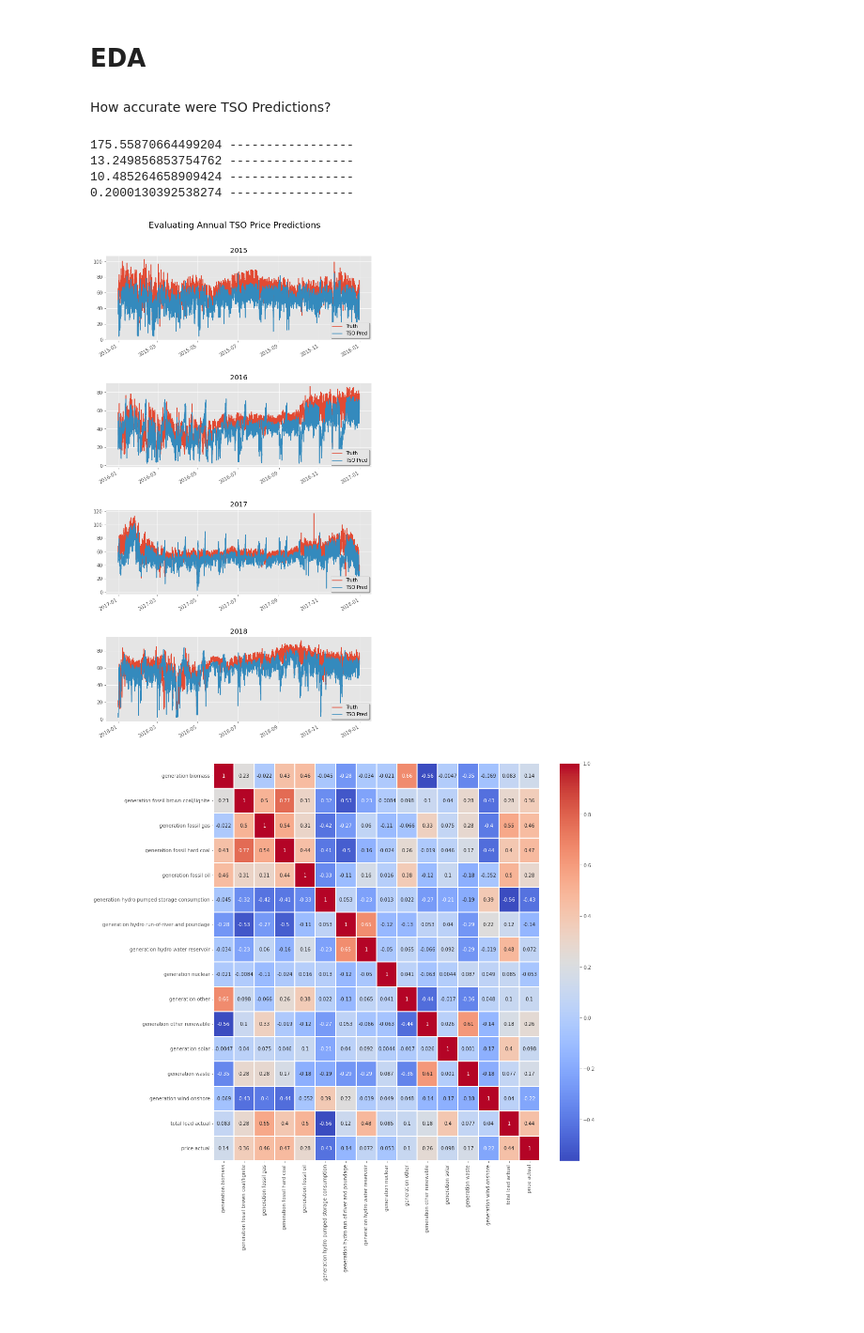
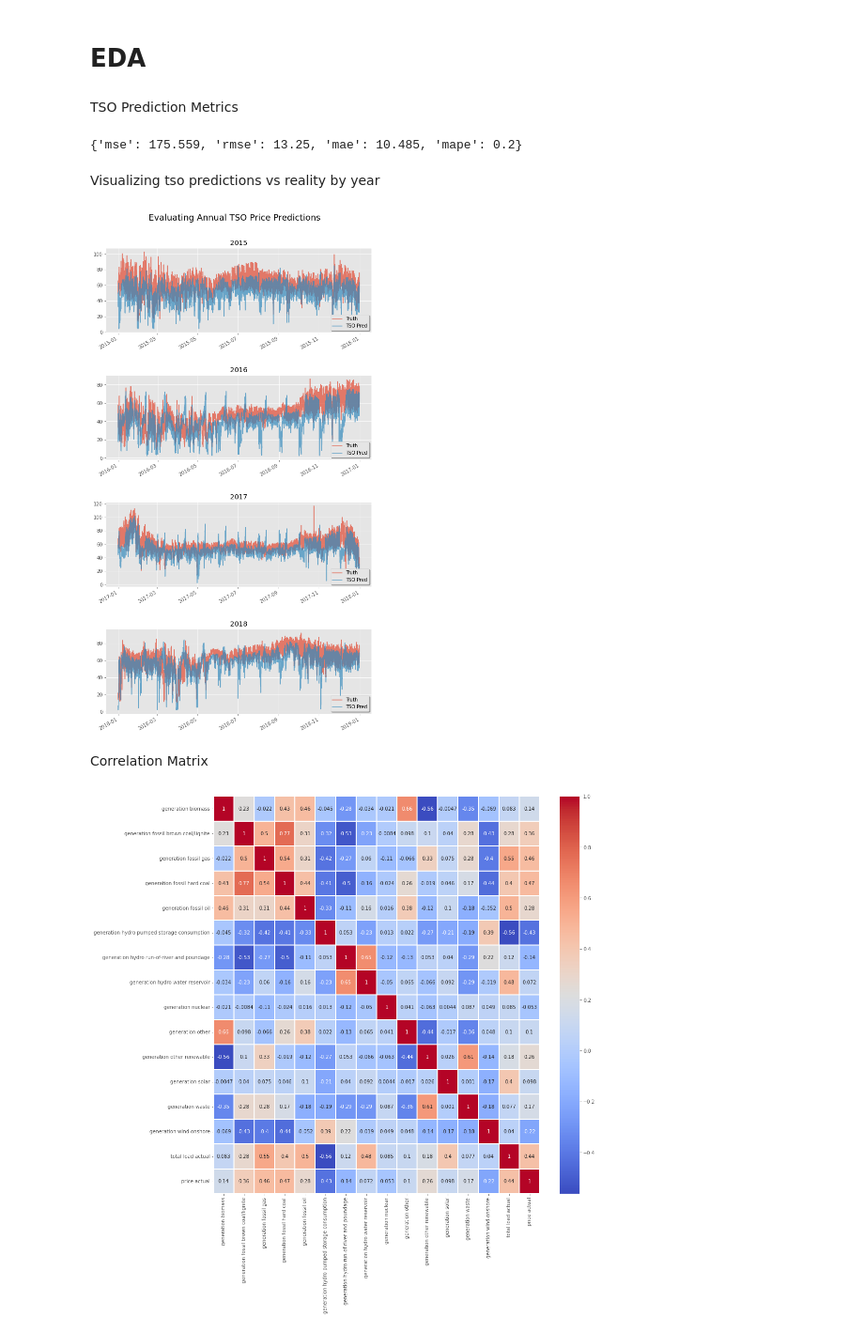
Before and after one commit to KishenSharma6/EnergyPricePredictor, a Jupyter notebook: Notebooks/EDA/EnergyDataEDA.ipynb, the cells around one changed output. Shown: that part at 94% size. Saved outputs shown, nothing was run; the diff lists cells and outputs as text; code cells hidden in the pictures.

```diff
--- a/Notebooks/EDA/EnergyDataEDA.ipynb
+++ b/Notebooks/EDA/EnergyDataEDA.ipynb
@@ -123,8 +123,9 @@ clean_energy.describe().T
 # %% [markdown]
 # EDA
 # %% [markdown]
-How accurate were TSO Predictions?
+TSO Prediction Metrics
 # %%
+#Get arrays of target and predictions
 tso_preds= clean_energy.loc[:,"price day ahead"].values
 y= clean_energy.loc[:,"price actual"].values
 
@@ -136,12 +137,12 @@ rmse= np.sqrt(mse)
 mae= mean_absolute_error(y, tso_preds)
 mape= mean_absolute_percentage_error(y, tso_preds)
 
-metrics= [mse, rmse, mae, mape]
+keys= ["mse", "rmse", "mae", "mape"]
+values= [mse, rmse, mae, mape]
+eval_metrics= {}
+for k, v in zip(keys, values):
+    eval_metrics[k]= round(v,3)
 
-for metric in metrics:
-    print(str(metric),"-----------------")
+print(eval_metrics)
 # %% [output]
-175.55870664499204 -----------------
-13.249856853754762 -----------------
-10.485264658909424 -----------------
-0.2000130392538274 -----------------
+{'mse': 175.559, 'rmse': 13.25, 'mae': 10.485, 'mape': 0.2}
@@ -150,25 +149,33 @@ years= [2015, 2016, 2017, 2018]
-# %%
-plt.figure(figsize=(10,20))
-plt.subplots_adjust(hspace=0.5)
-plt.suptitle("Evaluating Annual TSO Price Predictions", fontsize=18, y=0.93)
-
-for n, y in enumerate(years):
-    mask = clean_energy.index.year == int(y)
-    include = clean_energy[mask]
-    exclude = clean_energy[~mask]
-
-    # add a new subplot iteratively
-    ax = plt.subplot(4,1, n + 1)
-
-    # filter df and plot ticker on the new subplot axis
-    include["price actual"].plot(ax=ax)
-    include["price day ahead"].plot(ax=ax)
-    # chart formatting
-    ax.set_title(str(y).upper())
-    ax.legend(shadow= True, loc= "lower right", labels=["Truth", "TSO Pred"])
-    ax.set_xlabel("")
-# %% [output]
-[figure, removed]
+# %% [markdown]
+Visualizing tso predictions vs reality by year
+# %%
+#Break time series into plots
+years= [2015, 2016, 2017, 2018]
+
+#Plot data
+plt.figure(figsize=(10,20))
+plt.subplots_adjust(hspace=0.5)
+plt.suptitle("Evaluating Annual TSO Price Predictions", fontsize=18, y=0.93)
+
+for n, y in enumerate(years):
+    mask = clean_energy.index.year == int(y)
+    include = clean_energy[mask]
+    exclude = clean_energy[~mask]
+
+    # add a new subplot iteratively
+    ax = plt.subplot(4,1, n + 1)
+
+    # filter df and plot ticker on the new subplot axis
+    include["price actual"].plot(ax=ax, alpha=.7)
+    include["price day ahead"].plot(ax=ax, alpha= .7)
+    # chart formatting
+    ax.set_title(str(y).upper())
+    ax.legend(shadow= True, loc= "lower right", labels=["Truth", "TSO Pred"])
+    ax.set_xlabel("")
+# %% [output]
+[figure, added]
+# %% [markdown]
+Correlation Matrix
 # %%
 #drop price day ahead col for corr matrix
 temp= clean_energy.drop(["price day ahead"], axis= 1)
```
Also changed, not shown: parts of 11 cells of this notebook.
